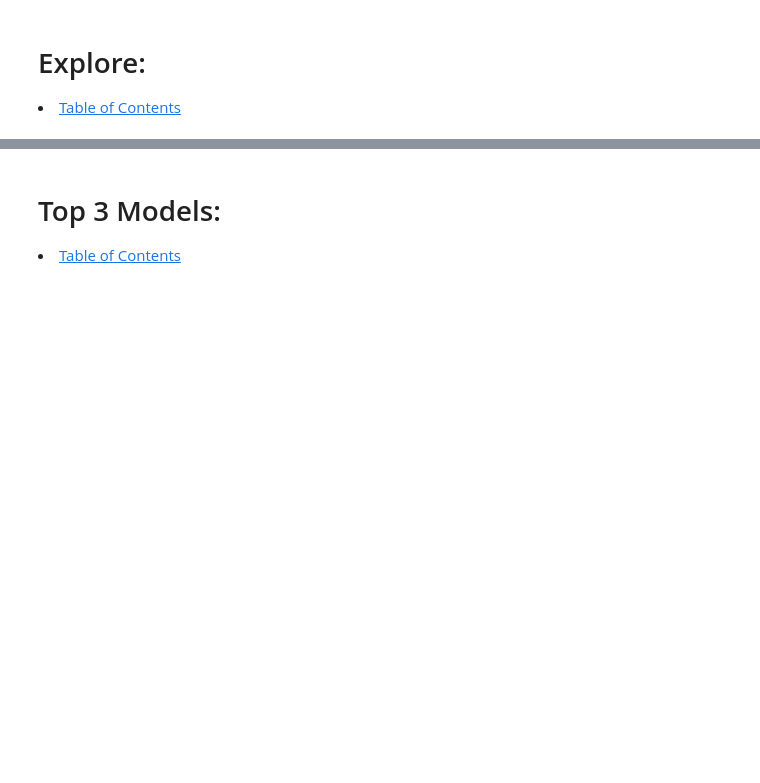
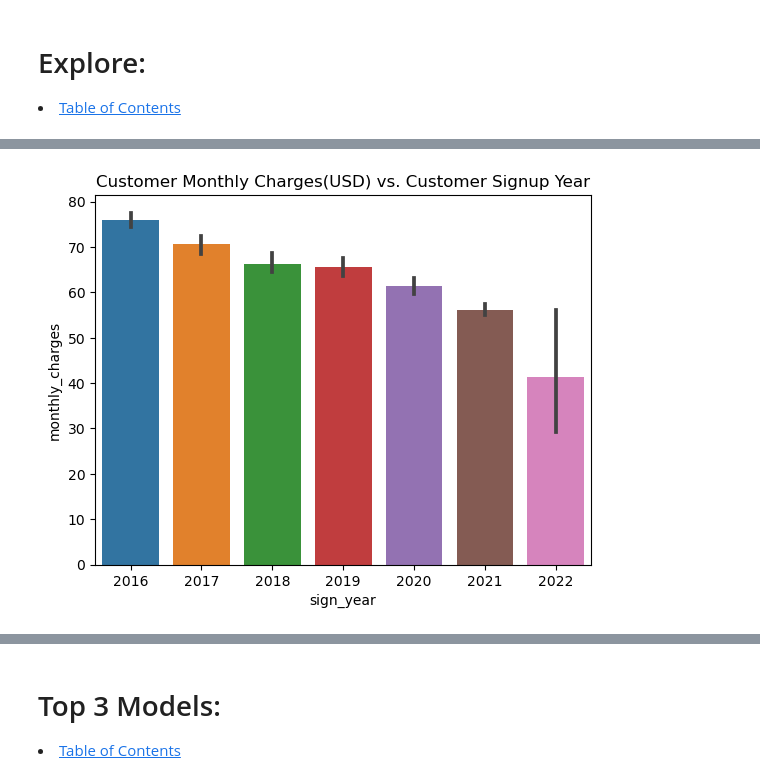
Before and after one commit to Jared-Wood135/telco_project, a Jupyter notebook: final_report.ipynb, the cells around one changed output, grey strips where cells are left out. Saved outputs shown, nothing was run; the diff lists cells and outputs as text; code cells hidden in the pictures; blank space fills up the shorter version.

```diff
--- a/final_report.ipynb
+++ b/final_report.ipynb
@@ -165,0 +155,6 @@ THEREFORE:
+# %%
+# Using the 'presentation.py' import...
+# Visualize 'sign_year' vs. 'monthly_charges'
+presentation.explore3()
+# %% [output]
+[figure, added]
```
Also changed, not shown: parts of 21 cells of this notebook, 5 other files.
